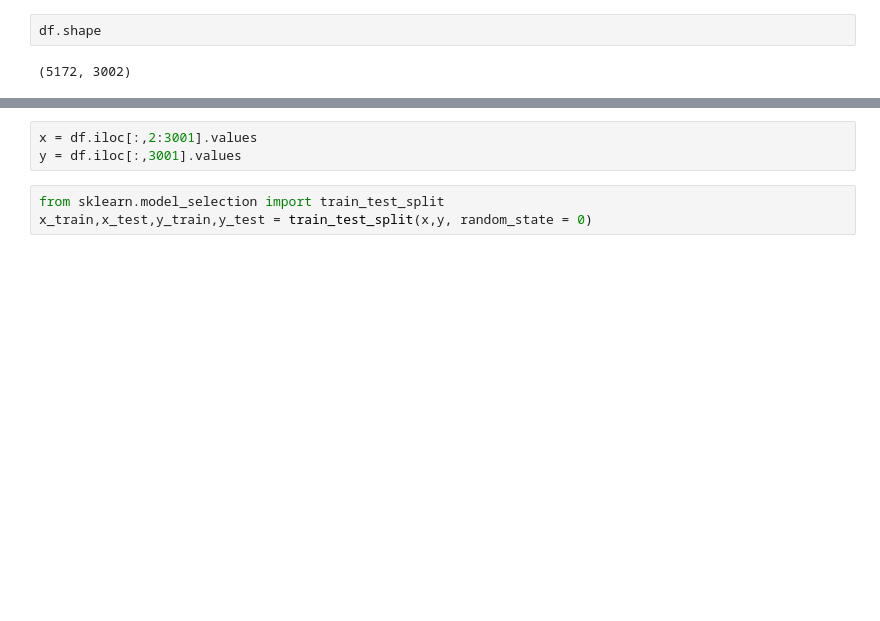
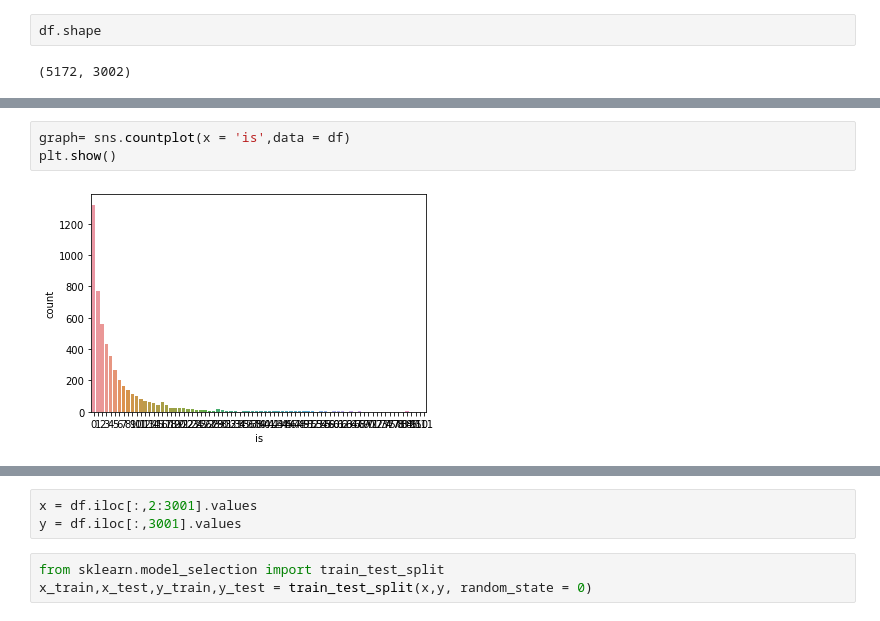
Before and after one commit to ak424/smartknower, a Jupyter notebook: Spam_predict.ipynb, the cells around one changed output, grey strips where cells are left out. Saved outputs shown, nothing was run; the diff lists cells and outputs as text; blank space fills up the shorter version.

```diff
--- a/Spam_predict.ipynb
+++ b/Spam_predict.ipynb
@@ -29,0 +57,5 @@ df.shape
+# %%
+graph= sns.countplot(x = 'is',data = df)
+plt.show()
+# %% [output]
+[figure, added]
```
Also changed, not shown: parts of 7 cells of this notebook.
